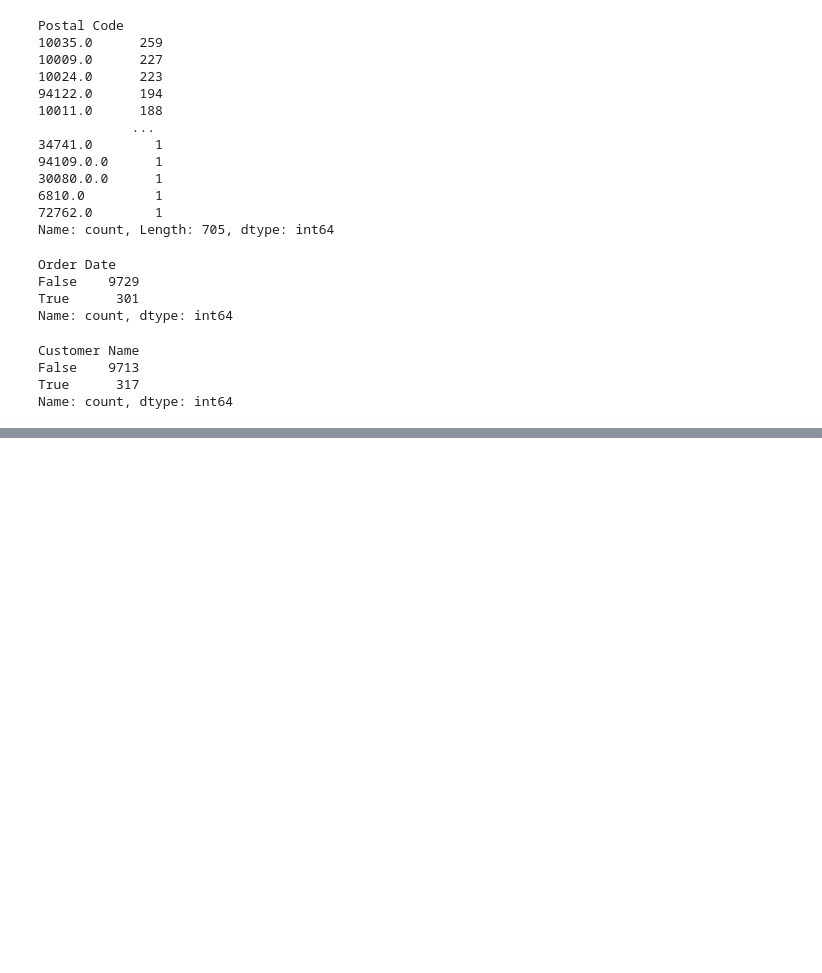
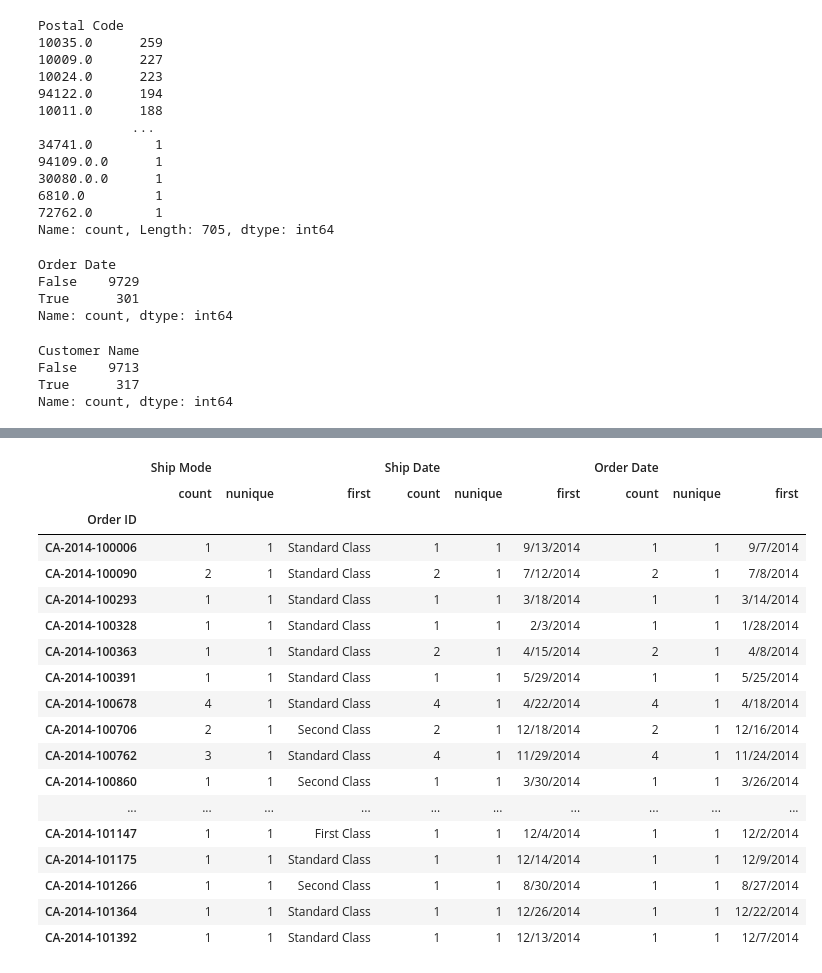
Before and after one commit to NohailaAitHammad/BRIF1_DataStore360, a Jupyter notebook: nootbooks/exploring.ipynb, the cells around one changed output, grey strips where cells are left out. Cells and saved outputs as stored; diff of their text form; code cells hidden in the pictures; blank space fills up the shorter version.

```diff
--- a/nootbooks/exploring.ipynb
+++ b/nootbooks/exploring.ipynb
@@ -345,0 +439,28 @@ dtype: int64
+# %%
+shipmode_check = (
+    df.groupby("Order ID")[["Ship Mode", 'Ship Date', 'Order Date']]
+      .agg(["count", "nunique", "first"])
+)
+
+shipmode_check.head(20)
+# voir les nombres de valeurs non manquates avec la premier val trouve
+# %% [output]
+|  | Ship Mode |  |  | Ship Date |  |  | Order Date |  |  |
+|  | count | nunique | first | count | nunique | first | count | nunique | first |
+| Order ID |  |  |  |  |  |  |  |  |  |
+| CA-2014-100006 | 1 | 1 | Standard Class | 1 | 1 | 9/13/2014 | 1 | 1 | 9/7/2014 |
+| CA-2014-100090 | 2 | 1 | Standard Class | 2 | 1 | 7/12/2014 | 2 | 1 | 7/8/2014 |
+| CA-2014-100293 | 1 | 1 | Standard Class | 1 | 1 | 3/18/2014 | 1 | 1 | 3/14/2014 |
+| CA-2014-100328 | 1 | 1 | Standard Class | 1 | 1 | 2/3/2014 | 1 | 1 | 1/28/2014 |
+| CA-2014-100363 | 1 | 1 | Standard Class | 2 | 1 | 4/15/2014 | 2 | 1 | 4/8/2014 |
+| CA-2014-100391 | 1 | 1 | Standard Class | 1 | 1 | 5/29/2014 | 1 | 1 | 5/25/2014 |
+| CA-2014-100678 | 4 | 1 | Standard Class | 4 | 1 | 4/22/2014 | 4 | 1 | 4/18/2014 |
+| CA-2014-100706 | 2 | 1 | Second Class | 2 | 1 | 12/18/2014 | 2 | 1 | 12/16/2014 |
+| CA-2014-100762 | 3 | 1 | Standard Class | 4 | 1 | 11/29/2014 | 4 | 1 | 11/24/2014 |
+| CA-2014-100860 | 1 | 1 | Second Class | 1 | 1 | 3/30/2014 | 1 | 1 | 3/26/2014 |
+| ... | ... | ... | ... | ... | ... | ... | ... | ... | ... |
+| CA-2014-101147 | 1 | 1 | First Class | 1 | 1 | 12/4/2014 | 1 | 1 | 12/2/2014 |
+| CA-2014-101175 | 1 | 1 | Standard Class | 1 | 1 | 12/14/2014 | 1 | 1 | 12/9/2014 |
+| CA-2014-101266 | 1 | 1 | Second Class | 1 | 1 | 8/30/2014 | 1 | 1 | 8/27/2014 |
+| CA-2014-101364 | 1 | 1 | Standard Class | 1 | 1 | 12/26/2014 | 1 | 1 | 12/22/2014 |
+| CA-2014-101392 | 1 | 1 | Standard Class | 1 | 1 | 12/13/2014 | 1 | 1 | 12/7/2014 |
```
Also changed, not shown: parts of 63 cells of this notebook, 2 other files.
